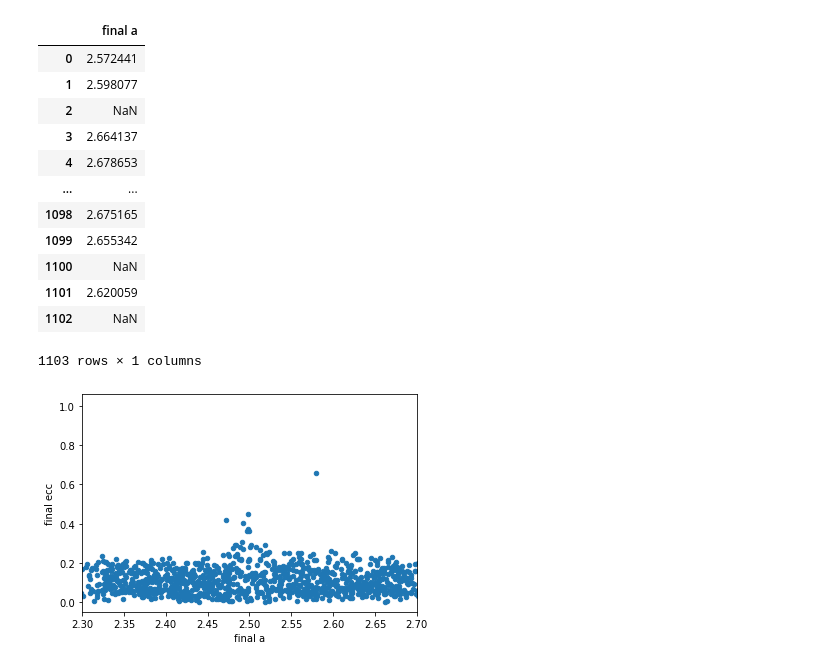
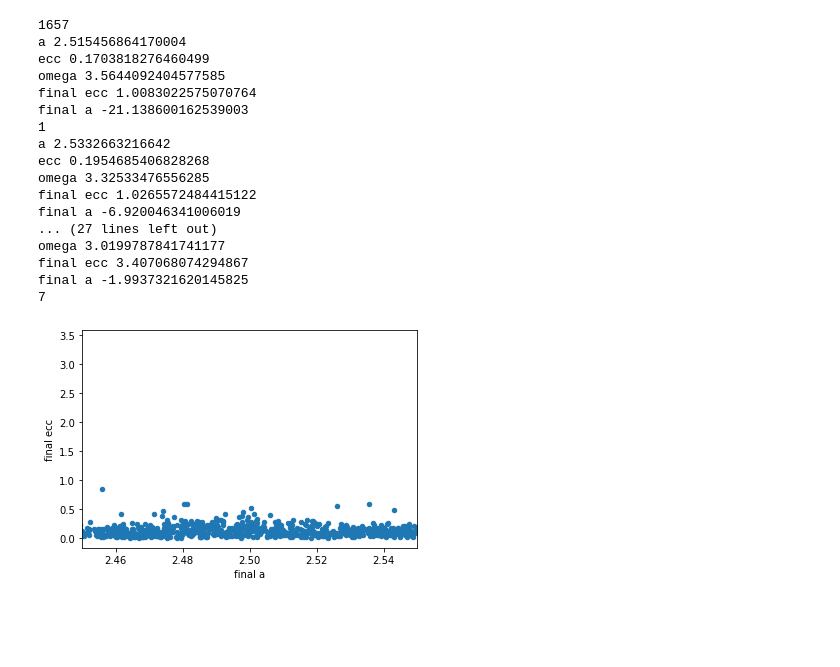
Before and after one commit to Ho0ost/api_workshop, a Jupyter notebook: onze_meuk/Joost/woop_finder.ipynb, the cells around one changed output. Drawn from its saved outputs; the diff is of its cells as text; code cells hidden in the pictures; blank space fills up the shorter version.

```diff
--- a/onze_meuk/Joost/woop_finder.ipynb
+++ b/onze_meuk/Joost/woop_finder.ipynb
@@ -9,27 +9,45 @@ import pandas as pd
 # %%
 #data= pd.read_csv("sim.csv")
 data_final_a = pd.read_csv('data_base.csv', usecols= ['final a'])
 data_final_e = pd.read_csv('data_base.csv', usecols= ['final ecc'])
 data = pd.read_csv('data_base.csv')
 
-data.plot.scatter(x="final a",y="final ecc",xlim=(2.3,2.7))
+data.plot.scatter(x="final a",y="final ecc",xlim=(2.45,2.55))
+
+print(len(data))
+cnt = 0
+for i in range(len(data)):
+    if(data.iloc[i]["final ecc"])>0.9:
+        cnt+=1
+        print("a",data.iloc[i]["start a"])
+        print("ecc",data.iloc[i]["start ecc"])
+        print("omega",data.iloc[i]["start omega"])
+        print("final ecc",data.iloc[i]["final ecc"])
+        print("final a",data.iloc[i]["final a"])
+        print(cnt)
+
+    # if((data_final_a.iloc[i])> 2.5):
+    #     print("swagggg")
 
 
-data_final_a[data_final_a if data_final_a>=2.5]
 #plt.plot(data_final_e[1:],data_final_a[1:])
 #plt.show()
 # %% [output]
-|  | final a |
-| 0 | 2.572441 |
-| 1 | 2.598077 |
-| 2 | NaN |
-| 3 | 2.664137 |
-| 4 | 2.678653 |
-| ... | ... |
-| 1098 | 2.675165 |
-| 1099 | 2.655342 |
-| 1100 | NaN |
-| 1101 | 2.620059 |
-| 1102 | NaN |
-1103 rows × 1 columns
+1657
+a 2.515456864170004
+ecc 0.1703818276460499
+omega 3.5644092404577585
+final ecc 1.0083022575070764
+final a -21.138600162539003
+1
+a 2.5332663216642
+ecc 0.1954685406828268
+omega 3.32533476556285
+final ecc 1.0265572484415122
+final a -6.920046341006019
+... (27 lines left out)
+omega 3.0199787841741177
+final ecc 3.407068074294867
+final a -1.9937321620145825
+7
-[figure, old version]
+[figure, new version]
```
Also changed, not shown: 3 other files.
